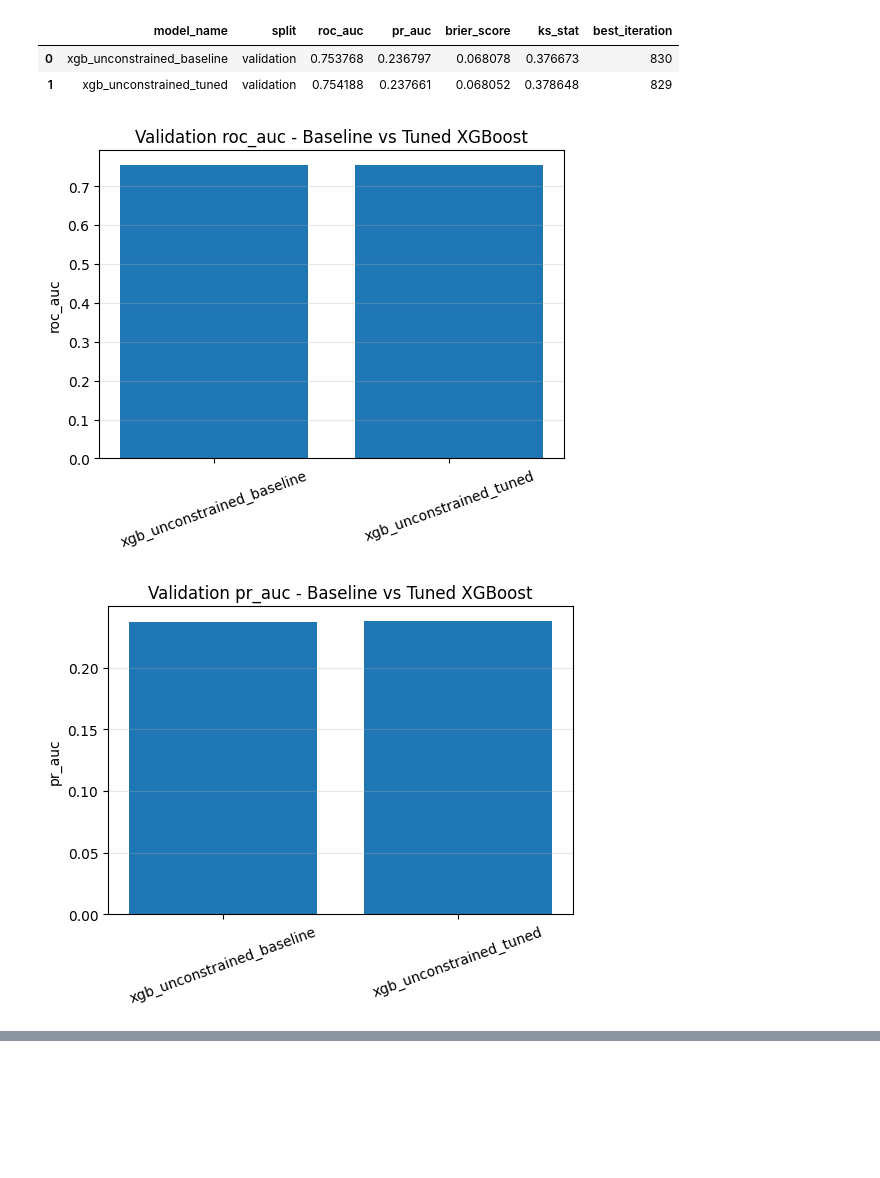
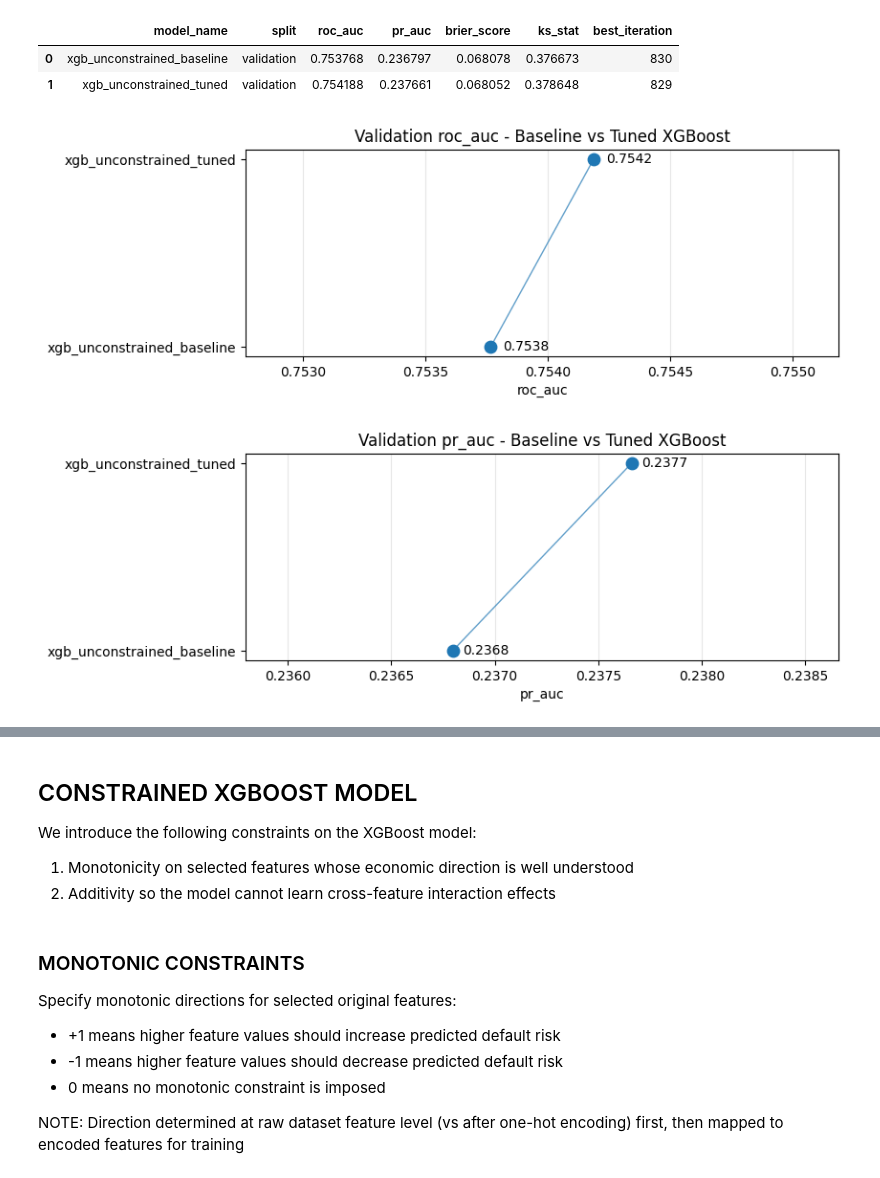
Before and after one commit to jlsampedromazon/credit-risk-model-constraint-eval, a Jupyter notebook: scripts/xgboost_models.ipynb, the cells around one changed output, grey strips where cells are left out. Drawn from its saved outputs; the diff is of its cells as text; code cells hidden in the pictures; blank space fills up the shorter version.

Commit message:
complete constrained xgb model, comparisons and plots (#13)

```diff
--- a/scripts/xgboost_models.ipynb
+++ b/scripts/xgboost_models.ipynb
@@ -797,20 +849,20 @@ display(validation_compare_df)
 | 0 | xgb_unconstrained_baseline | validation | 0.753768 | 0.236797 | 0.068078 | 0.376673 | 830 |
 | 1 | xgb_unconstrained_tuned | validation | 0.754188 | 0.237661 | 0.068052 | 0.378648 | 829 |
 # %%
-# Plot simple validation metric comparison bars: baseline vs tuned unconstrained XGBoost
-# - higher is better for ROC-AUC, PR-AUC, and KS
-# - lower is better for Brier Score
+
+# Plot validation metric comparisons: baseline vs tuned unconstrained XGBoost
 
 metrics_to_plot = ["roc_auc", "pr_auc", "ks_stat", "brier_score"]
 
 for metric in metrics_to_plot:
-    plt.figure(figsize=(6, 4))
-    plt.bar(validation_compare_df["model_name"], validation_compare_df[metric])
-    plt.title(f"Validation {metric} - Baseline vs Tuned XGBoost")
-    plt.ylabel(metric)
-    plt.xticks(rotation=20)
-    plt.grid(True, axis="y", alpha=0.3)
-    plt.show()
+    plot_two_model_comparison(
+        compare_df=validation_compare_df,
+        value_col=metric,
+        title=f"Validation {metric} - Baseline vs Tuned XGBoost",
+        x_label=metric,
+        as_percent=False,
+        decimals=4
+    )
 # %% [output]
-[figure, old version]
+[figure, new version]
-[figure, old version]
+[figure, new version]
@@ -818,0 +871,16 @@ for metric in metrics_to_plot:
+# %% [markdown]
+## CONSTRAINED XGBOOST MODEL
+
+We introduce the following constraints on the XGBoost model:
+
+1. Monotonicity on selected features whose economic direction is well understood
+2. Additivity so the model cannot learn cross-feature interaction effects
+# %% [markdown]
+### MONOTONIC CONSTRAINTS
+
+Specify monotonic directions for selected original features:
+- +1 means higher feature values should increase predicted default risk
+- -1 means higher feature values should decrease predicted default risk
+- 0 means no monotonic constraint is imposed
+
+NOTE: Direction determined at raw dataset feature level (vs after one-hot encoding) first, then mapped to encoded features for training
```
Also changed, not shown: parts of 54 cells of this notebook.
